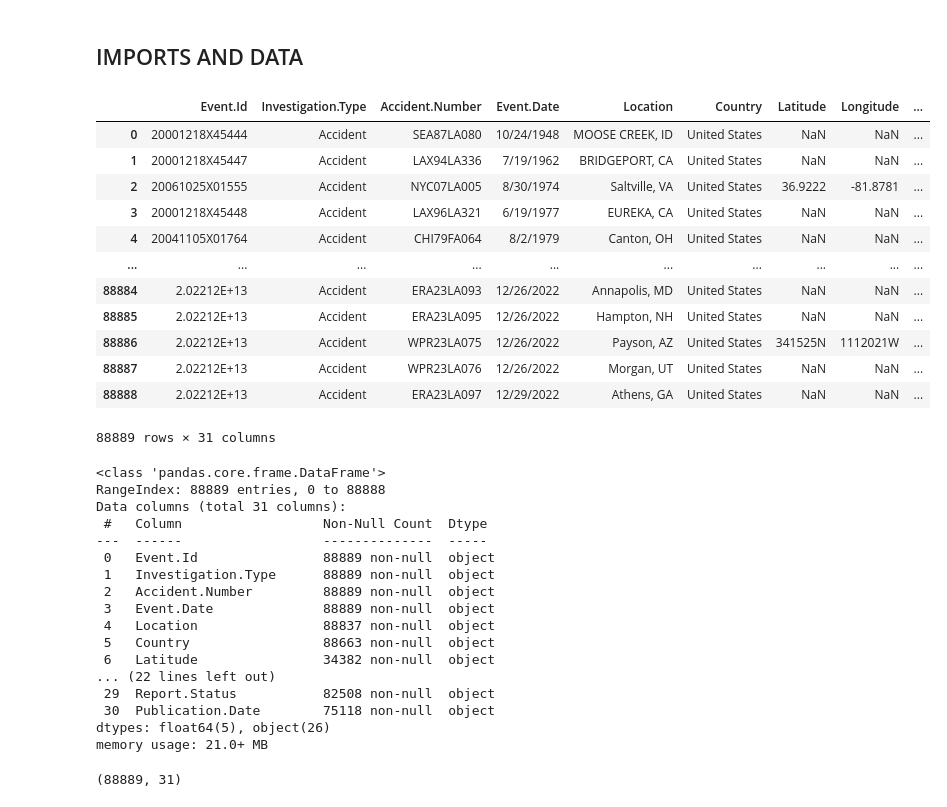
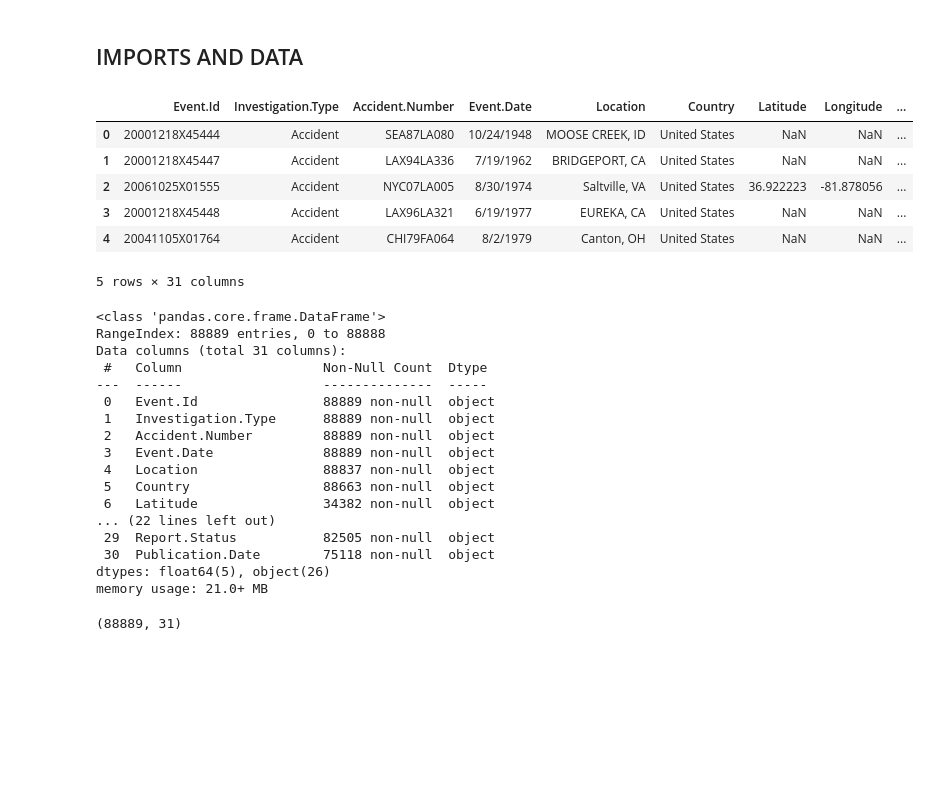
Before and after one commit to Namnyak/practise-1, a Jupyter notebook: Project Phase 1.ipynb, the cells around one changed output. Cells and saved outputs as stored; diff of their text form; code cells hidden in the pictures; blank space fills up the shorter version.

```diff
--- a/Project Phase 1.ipynb
+++ b/Project Phase 1.ipynb
@@ -47,22 +47,16 @@ import matplotlib.pyplot as plt
 %matplotlib inline
 # %%
 #Loading the Aviation data
-df = pd.read_csv('AviationData.csv', encoding='ISO-8859-1')
-df
+df = pd.read_csv('AviationData.csv', encoding='ISO-8859-1',low_memory=False)
+df.head()
 # %% [output]
 |  | Event.Id | Investigation.Type | Accident.Number | Event.Date | Location | Country | Latitude | Longitude | ... |
 | 0 | 20001218X45444 | Accident | SEA87LA080 | 10/24/1948 | MOOSE CREEK, ID | United States | NaN | NaN | ... |
 | 1 | 20001218X45447 | Accident | LAX94LA336 | 7/19/1962 | BRIDGEPORT, CA | United States | NaN | NaN | ... |
-| 2 | 20061025X01555 | Accident | NYC07LA005 | 8/30/1974 | Saltville, VA | United States | 36.9222 | -81.8781 | ... |
+| 2 | 20061025X01555 | Accident | NYC07LA005 | 8/30/1974 | Saltville, VA | United States | 36.922223 | -81.878056 | ... |
 | 3 | 20001218X45448 | Accident | LAX96LA321 | 6/19/1977 | EUREKA, CA | United States | NaN | NaN | ... |
 | 4 | 20041105X01764 | Accident | CHI79FA064 | 8/2/1979 | Canton, OH | United States | NaN | NaN | ... |
-| ... | ... | ... | ... | ... | ... | ... | ... | ... | ... |
-| 88884 | 2.02212E+13 | Accident | ERA23LA093 | 12/26/2022 | Annapolis, MD | United States | NaN | NaN | ... |
-| 88885 | 2.02212E+13 | Accident | ERA23LA095 | 12/26/2022 | Hampton, NH | United States | NaN | NaN | ... |
-| 88886 | 2.02212E+13 | Accident | WPR23LA075 | 12/26/2022 | Payson, AZ | United States | 341525N | 1112021W | ... |
-| 88887 | 2.02212E+13 | Accident | WPR23LA076 | 12/26/2022 | Morgan, UT | United States | NaN | NaN | ... |
-| 88888 | 2.02212E+13 | Accident | ERA23LA097 | 12/29/2022 | Athens, GA | United States | NaN | NaN | ... |
-88889 rows × 31 columns
+5 rows × 31 columns
 # %%
 #Finding summary statistics about our data
 df.info()
@@ -80,7 +74,7 @@ Data columns (total 31 columns):
  5   Country                 88663 non-null  object
  6   Latitude                34382 non-null  object
 ... (22 lines left out)
- 29  Report.Status           82508 non-null  object
+ 29  Report.Status           82505 non-null  object
  30  Publication.Date        75118 non-null  object
 dtypes: float64(5), object(26)
 memory usage: 21.0+ MB
```
Also changed, not shown: parts of 51 cells of this notebook.
